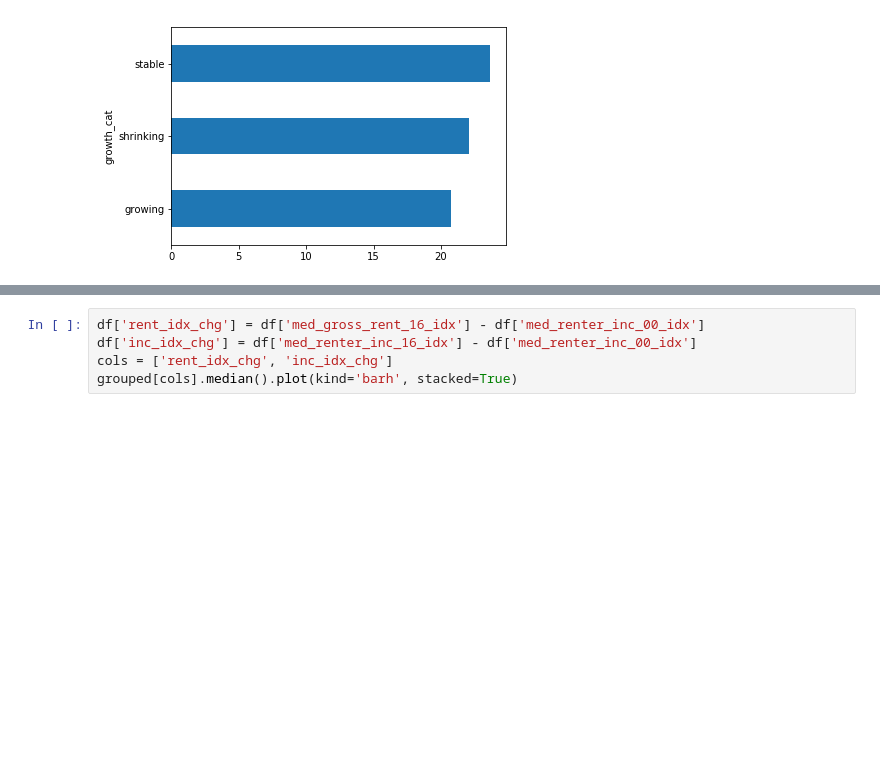
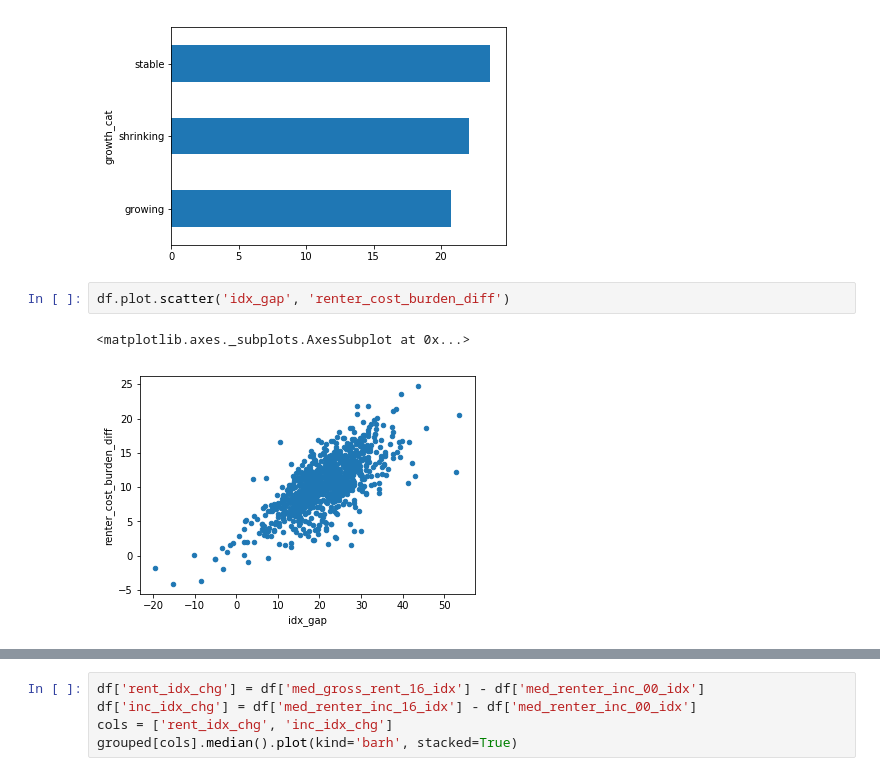
Before and after one commit to ecseymour/cost_burden, a Jupyter notebook: notebooks/county_cost_burden_scratch.ipynb, the cells around one changed output, grey strips where cells are left out. Drawn from its saved outputs; the diff is of its cells as text; blank space fills up the shorter version.

```diff
--- a/notebooks/county_cost_burden_scratch.ipynb
+++ b/notebooks/county_cost_burden_scratch.ipynb
@@ -190,3 +190,8 @@ df.groupby('growth_cat')['idx_gap'].median().transpose().plot(kind='barh')
 # %% [output]
 <matplotlib.axes._subplots.AxesSubplot at 0x...>
 [figure]
+# %%
+df.plot.scatter('idx_gap', 'renter_cost_burden_diff')
+# %% [output]
+<matplotlib.axes._subplots.AxesSubplot at 0x...>
+[figure, added]
```
Also changed, not shown: parts of 4 cells of this notebook, 1 other file.
